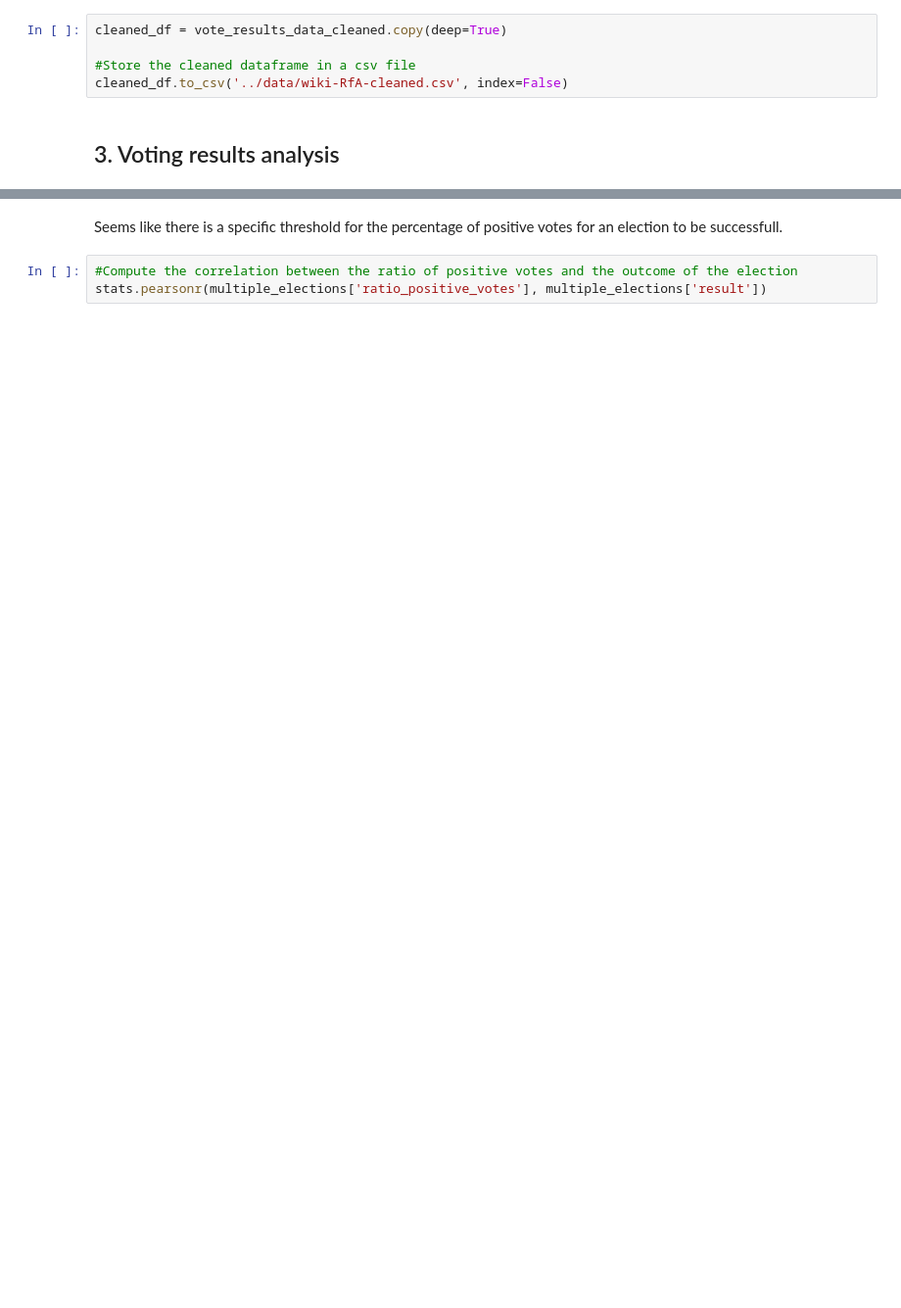
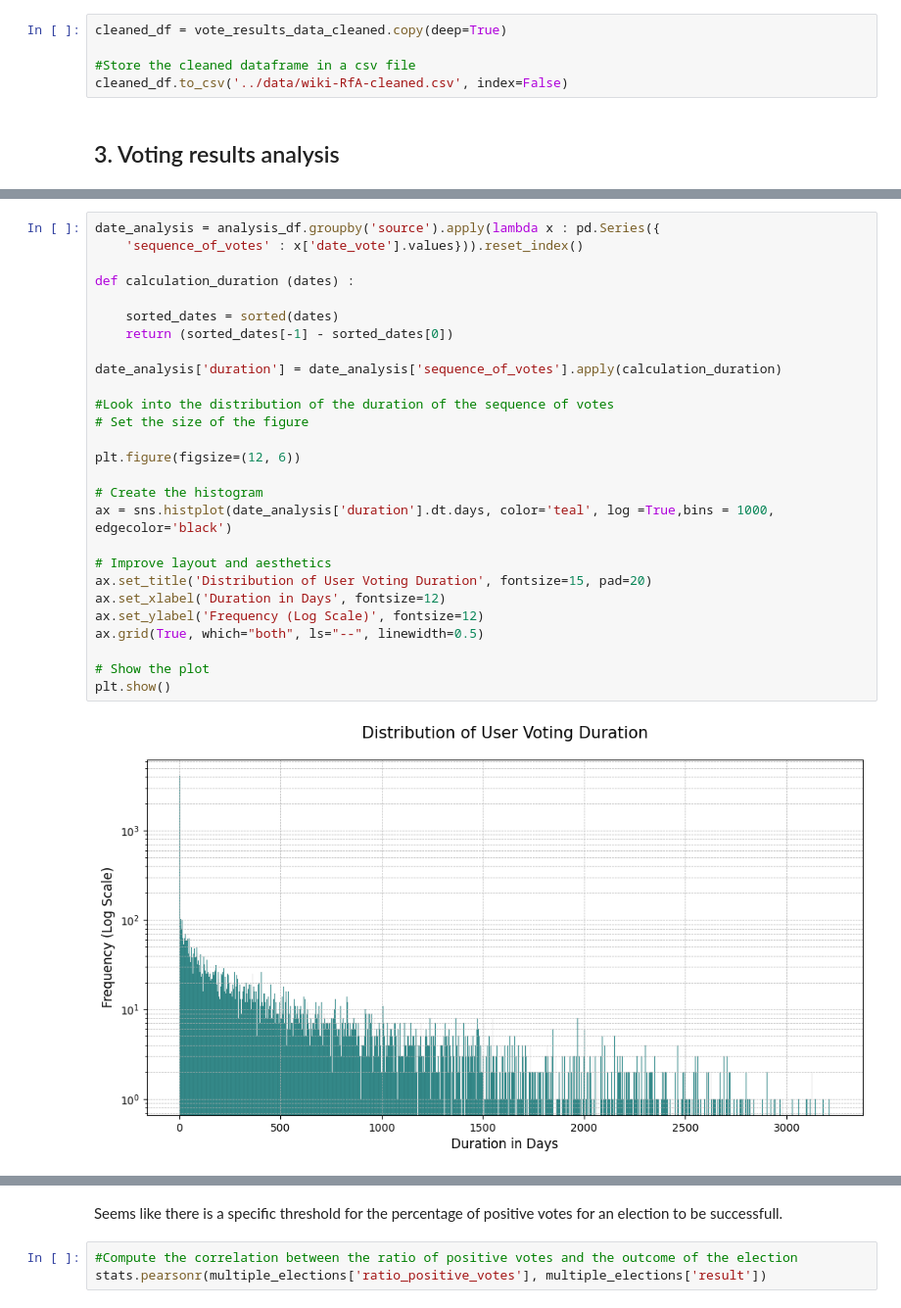
Before and after one commit to epfl-ada/ada-2023-project-thedatafreaks, a Jupyter notebook: notebooks/data_exploration.ipynb, the cells around one changed output, grey strips where cells are left out. Shown at 98% size. Cells and saved outputs as stored; diff of their text form; blank space fills up the shorter version.

```diff
--- a/notebooks/data_exploration.ipynb
+++ b/notebooks/data_exploration.ipynb
@@ -492,0 +518,29 @@ analysis_df
+# %%
+date_analysis = analysis_df.groupby('source').apply(lambda x : pd.Series({
+    'sequence_of_votes' : x['date_vote'].values})).reset_index()
+
+def calculation_duration (dates) :
+
+    sorted_dates = sorted(dates)
+    return (sorted_dates[-1] - sorted_dates[0])
+
+date_analysis['duration'] = date_analysis['sequence_of_votes'].apply(calculation_duration)
+
+#Look into the distribution of the duration of the sequence of votes
+# Set the size of the figure
+
+plt.figure(figsize=(12, 6))
+
+# Create the histogram
+ax = sns.histplot(date_analysis['duration'].dt.days, color='teal', log =True,bins = 1000,  edgecolor='black')
+
+# Improve layout and aesthetics
+ax.set_title('Distribution of User Voting Duration', fontsize=15, pad=20)
+ax.set_xlabel('Duration in Days', fontsize=12)
+ax.set_ylabel('Frequency (Log Scale)', fontsize=12)
+ax.grid(True, which="both", ls="--", linewidth=0.5)
+
+# Show the plot
+plt.show()
+# %% [output]
+[figure, added]
```
Also changed, not shown: parts of 41 cells of this notebook.
